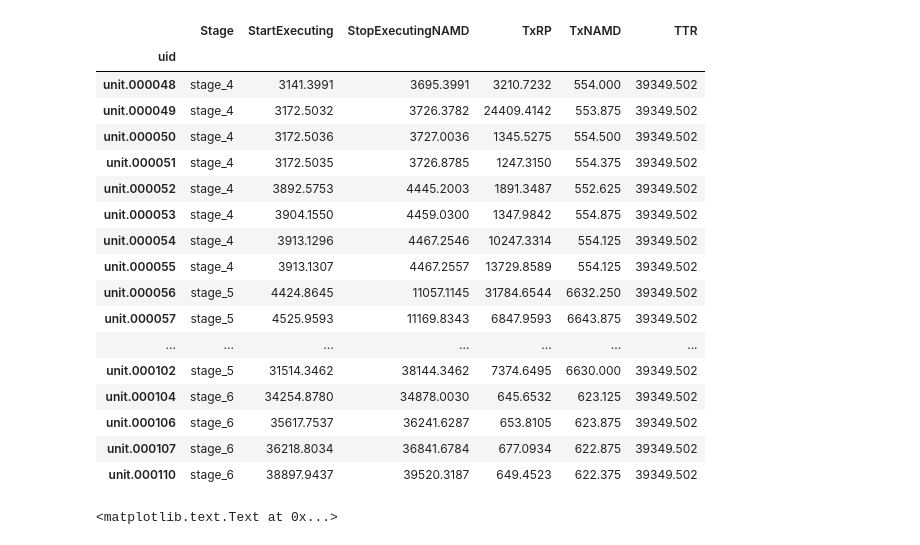
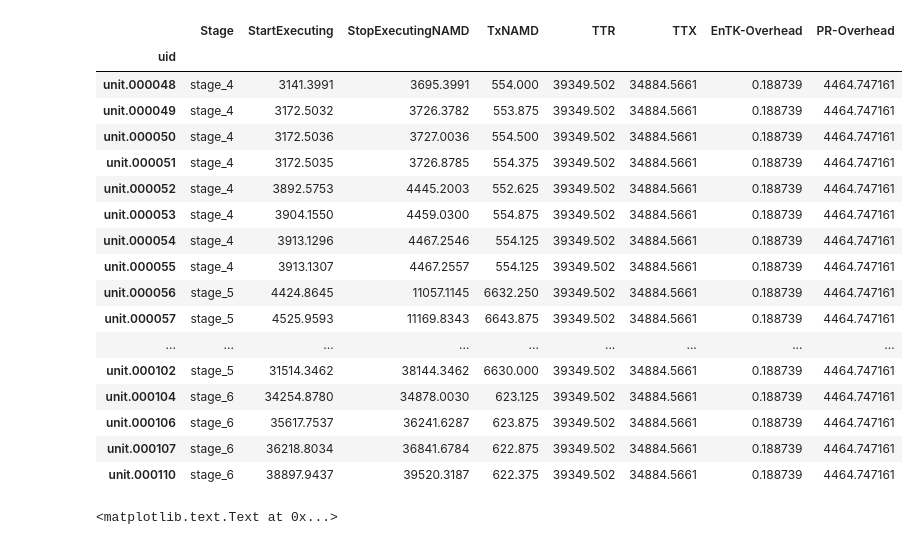
Before and after one commit to radical-experiments/htbac-experiments, a Jupyter notebook: weak_scaling_namd_entk4/null-ws-128cores-trial1/calculate_timestamps_and_tx.ipynb, the cells around one changed output. Cells and saved outputs as stored; diff of their text form; code cells hidden in the pictures.

Commit message:
Final: calculate RP overhead

```diff
--- a/weak_scaling_namd_entk4/null-ws-128cores-trial1/calculate_timestamps_and_tx.ipynb
+++ b/weak_scaling_namd_entk4/null-ws-128cores-trial1/calculate_timestamps_and_tx.ipynb
@@ -176,0 +327,15 @@ def extract_pilot_runtime(sid):
+# %%
+def extract_ttx(df):
+
+    # Rename columns to match requirements of extract_exec_time()
+    df.columns = ['Executing', 'AgentStagingOutputPending']
+
+    # Create uid column to match requirements of extract_exec_time()
+    df['uid'] = df.index
+    df.reset_index
+
+    # Get TTX from Tx of all the units
+    ttx = extract_exec_time(df)
+
+    # Return TTX
+    return ttx
@@ -177,46 +349,58 @@ def extract_pilot_runtime(sid):
 # %%
 # Extract Tx-related timestamps from RP profiles
 rp_prof = extract_time('rp.session.two.jdakka.017398.0008')
 
 # Extract Tx from NAMD logs
 namd_prof = extract_namd_time('rp.session.two.jdakka.017398.0008')
 
 # Extract pilot run time Tr from RP agent's profile
 pilot_runtime = extract_pilot_runtime('rp.session.two.jdakka.017398.0008')
 
 # Merge NAMD execution time with RP timestamps
 comb_prof = rp_prof.merge(namd_prof, right_index=True,left_index=True)
 comb_prof.columns = ['StartExecuting', 'StagingOutput','TxRP', 'Stage', 'TxNAMD']
 
 # Calculate the end timestamp of Tx on the base of NAMD logs
 comb_prof['StopExecutingNAMD'] = comb_prof['StartExecuting']+comb_prof['TxNAMD']
 
 # Add pilot's run time (Tr, TTR=Tr for runs with pnly 1 pilot) to DF
 comb_prof['TTR'] = pilot_runtime
 
-# Retain only useful measures
-comb_prof = comb_prof[['Stage', 'StartExecuting','StopExecutingNAMD','TxRP','TxNAMD','TTR']]
+# Retain only useful measures to compare TxRP and TxNAMD
+compare_txs = comb_prof[['TxRP','TxNAMD']].copy()
+
+# Retain only useful measures for final plotting
+final_prof = comb_prof[['Stage', 'StartExecuting','StopExecutingNAMD','TxNAMD','TTR']].copy()
+
+# Calculate TTX from NAMD Tx
+final_prof['TTX'] = extract_ttx(final_prof[['StartExecuting','StopExecutingNAMD']].copy())
+
+# Add EnTK overhead
+final_prof['EnTK-Overhead'] = entk_ov
+
+# Calculate RP overhead
+final_prof['PR-Overhead'] = (final_prof['TTR'] - final_prof['TTX']) - final_prof['EnTK-Overhead']
 
 # Display results.
-display(comb_prof)
+display(final_prof)
 # %% [output]
-|  | Stage | StartExecuting | StopExecutingNAMD | TxRP | TxNAMD | TTR |
-| uid |  |  |  |  |  |  |
-| unit.000048 | stage_4 | 3141.3991 | 3695.3991 | 3210.7232 | 554.000 | 39349.502 |
-| unit.000049 | stage_4 | 3172.5032 | 3726.3782 | 24409.4142 | 553.875 | 39349.502 |
-| unit.000050 | stage_4 | 3172.5036 | 3727.0036 | 1345.5275 | 554.500 | 39349.502 |
-| unit.000051 | stage_4 | 3172.5035 | 3726.8785 | 1247.3150 | 554.375 | 39349.502 |
-| unit.000052 | stage_4 | 3892.5753 | 4445.2003 | 1891.3487 | 552.625 | 39349.502 |
-| unit.000053 | stage_4 | 3904.1550 | 4459.0300 | 1347.9842 | 554.875 | 39349.502 |
-| unit.000054 | stage_4 | 3913.1296 | 4467.2546 | 10247.3314 | 554.125 | 39349.502 |
-| unit.000055 | stage_4 | 3913.1307 | 4467.2557 | 13729.8589 | 554.125 | 39349.502 |
-| unit.000056 | stage_5 | 4424.8645 | 11057.1145 | 31784.6544 | 6632.250 | 39349.502 |
-| unit.000057 | stage_5 | 4525.9593 | 11169.8343 | 6847.9593 | 6643.875 | 39349.502 |
-| ... | ... | ... | ... | ... | ... | ... |
-| unit.000102 | stage_5 | 31514.3462 | 38144.3462 | 7374.6495 | 6630.000 | 39349.502 |
-| unit.000104 | stage_6 | 34254.8780 | 34878.0030 | 645.6532 | 623.125 | 39349.502 |
-| unit.000106 | stage_6 | 35617.7537 | 36241.6287 | 653.8105 | 623.875 | 39349.502 |
-| unit.000107 | stage_6 | 36218.8034 | 36841.6784 | 677.0934 | 622.875 | 39349.502 |
-| unit.000110 | stage_6 | 38897.9437 | 39520.3187 | 649.4523 | 622.375 | 39349.502 |
+|  | Stage | StartExecuting | StopExecutingNAMD | TxNAMD | TTR | TTX | EnTK-Overhead | PR-Overhead |
+| uid |  |  |  |  |  |  |  |  |
+| unit.000048 | stage_4 | 3141.3991 | 3695.3991 | 554.000 | 39349.502 | 34884.5661 | 0.188739 | 4464.747161 |
+| unit.000049 | stage_4 | 3172.5032 | 3726.3782 | 553.875 | 39349.502 | 34884.5661 | 0.188739 | 4464.747161 |
+| unit.000050 | stage_4 | 3172.5036 | 3727.0036 | 554.500 | 39349.502 | 34884.5661 | 0.188739 | 4464.747161 |
+| unit.000051 | stage_4 | 3172.5035 | 3726.8785 | 554.375 | 39349.502 | 34884.5661 | 0.188739 | 4464.747161 |
+| unit.000052 | stage_4 | 3892.5753 | 4445.2003 | 552.625 | 39349.502 | 34884.5661 | 0.188739 | 4464.747161 |
+| unit.000053 | stage_4 | 3904.1550 | 4459.0300 | 554.875 | 39349.502 | 34884.5661 | 0.188739 | 4464.747161 |
+| unit.000054 | stage_4 | 3913.1296 | 4467.2546 | 554.125 | 39349.502 | 34884.5661 | 0.188739 | 4464.747161 |
+| unit.000055 | stage_4 | 3913.1307 | 4467.2557 | 554.125 | 39349.502 | 34884.5661 | 0.188739 | 4464.747161 |
+| unit.000056 | stage_5 | 4424.8645 | 11057.1145 | 6632.250 | 39349.502 | 34884.5661 | 0.188739 | 4464.747161 |
+| unit.000057 | stage_5 | 4525.9593 | 11169.8343 | 6643.875 | 39349.502 | 34884.5661 | 0.188739 | 4464.747161 |
+| ... | ... | ... | ... | ... | ... | ... | ... | ... |
+| unit.000102 | stage_5 | 31514.3462 | 38144.3462 | 6630.000 | 39349.502 | 34884.5661 | 0.188739 | 4464.747161 |
+| unit.000104 | stage_6 | 34254.8780 | 34878.0030 | 623.125 | 39349.502 | 34884.5661 | 0.188739 | 4464.747161 |
+| unit.000106 | stage_6 | 35617.7537 | 36241.6287 | 623.875 | 39349.502 | 34884.5661 | 0.188739 | 4464.747161 |
+| unit.000107 | stage_6 | 36218.8034 | 36841.6784 | 622.875 | 39349.502 | 34884.5661 | 0.188739 | 4464.747161 |
+| unit.000110 | stage_6 | 38897.9437 | 39520.3187 | 622.375 | 39349.502 | 34884.5661 | 0.188739 | 4464.747161 |
 # %%
 fig, ax = fig_setup()
```
Also changed, not shown: parts of 10 cells of this notebook.
